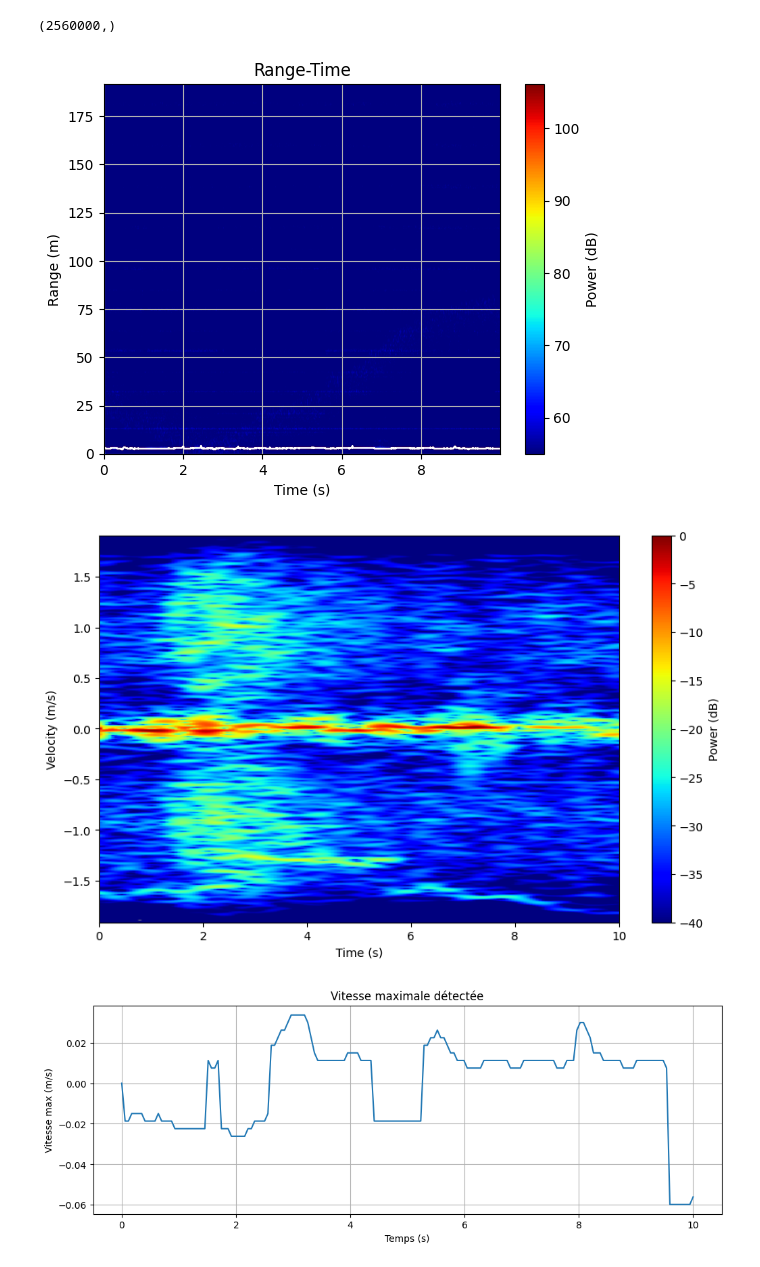
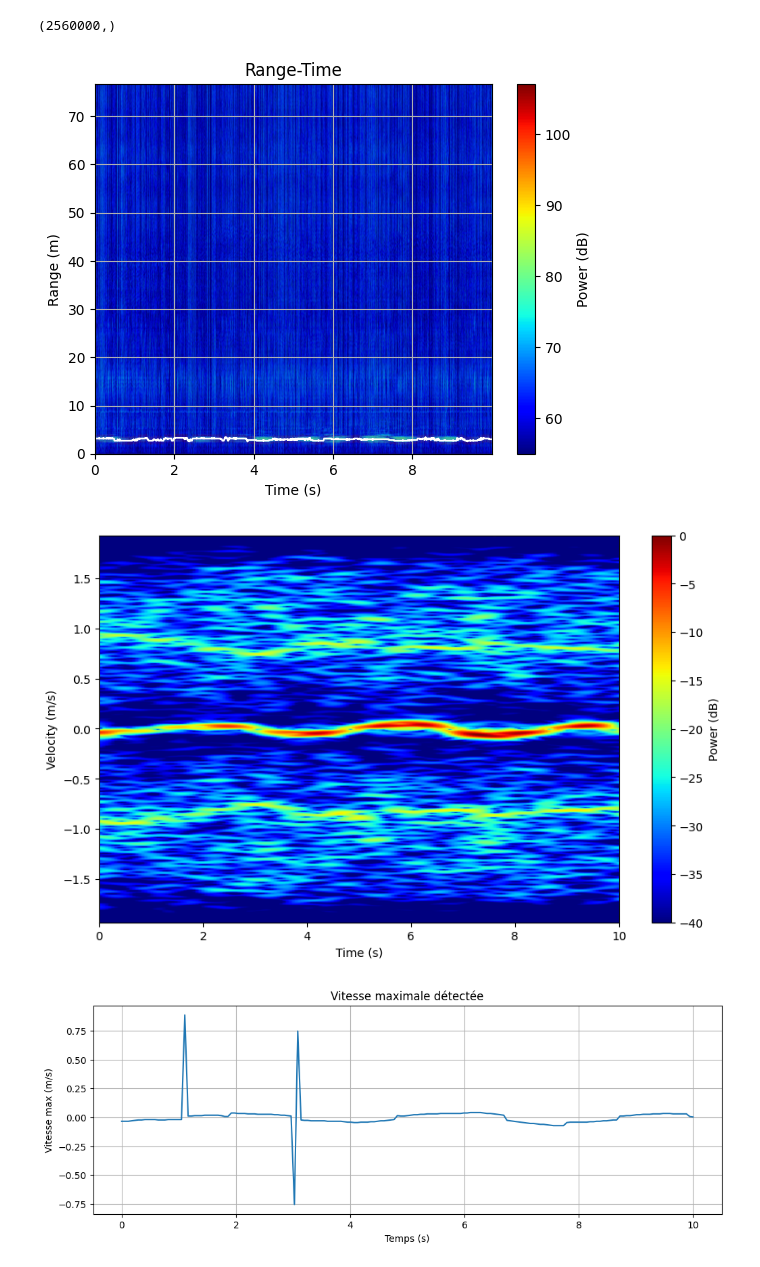
Before and after one commit to KellyLuo-O/stabilometry_project_2026, a Jupyter notebook: scripts/radar_9GHz_processing.ipynb, the cells around one changed output. Cells and saved outputs as stored; diff of their text form; code cells hidden in the pictures.

Commit message:
feat: get descriptors from all data + some fixes

```diff
--- a/scripts/radar_9GHz_processing.ipynb
+++ b/scripts/radar_9GHz_processing.ipynb
@@ -12,7 +12,8 @@ from utils.build_mask_cfar_dp import build_mask_cfar_dp
 # SCRIPT PRINCIPAL
 # =============================================================================
 c = 3e8
-file = "../data/kelly/A151P148R1S5D0.bin"
+# file = "../data/kelly/A151P148R1S5D0.bin"
+file = "../data/antoine/radar9/test4.bin"
 # %%
 radar_data = np.fromfile(file, dtype=np.uint16)
 # %%
@@ -257,7 +258,7 @@ else:
 
     plt.show()
 # %% [output]
-[figure, old version]
+[figure, new version]
 # %%
 # === sélection des bins de distance ===
 
@@ -380,34 +381,35 @@ ax.set_ylabel("Velocity (m/s)")
 
 plt.show()
 # %% [output]
-[figure, old version]
+[figure, new version]
 # %%
 # ============================================
 # Vitesse max détectée pour chaque bin temporel STFT
 # ============================================
 
 num_time_bins = data_spec_MTI2.shape[1]
 vmax_time = np.zeros(num_time_bins)
 
 for k in range(num_time_bins):
     idx_max = np.argmax(data_spec_MTI2[:, k])  # index Doppler max
     vmax_time[k] = vel_axis[idx_max]           # vitesse correspondante
 
 # Créer un DataFrame et sauvegarder en CSV
 df = pd.DataFrame({
     "Time_s": MD["TimeAxis"],
     "Vmax_m_s": vmax_time
 })
 
-df.to_csv("../data/kelly/Y_vitesse.csv", index=False)
+# df.to_csv("../data/kelly/Y_vitesse.csv", index=False)
+df.to_csv("../data/antoine/radar9/test4.csv", index=False)
 
 # Tracer la vitesse maximale détectée
 plt.figure(figsize=(12,4))
 plt.plot(MD["TimeAxis"], vmax_time, linewidth=1.5)
 plt.grid(True)
 plt.xlabel("Temps (s)")
 plt.ylabel("Vitesse max (m/s)")
 plt.title("Vitesse maximale détectée")
 plt.show()
 # %% [output]
-[figure, old version]
+[figure, new version]
```
Also changed, not shown: parts of 3 cells of this notebook, 17 other files.
